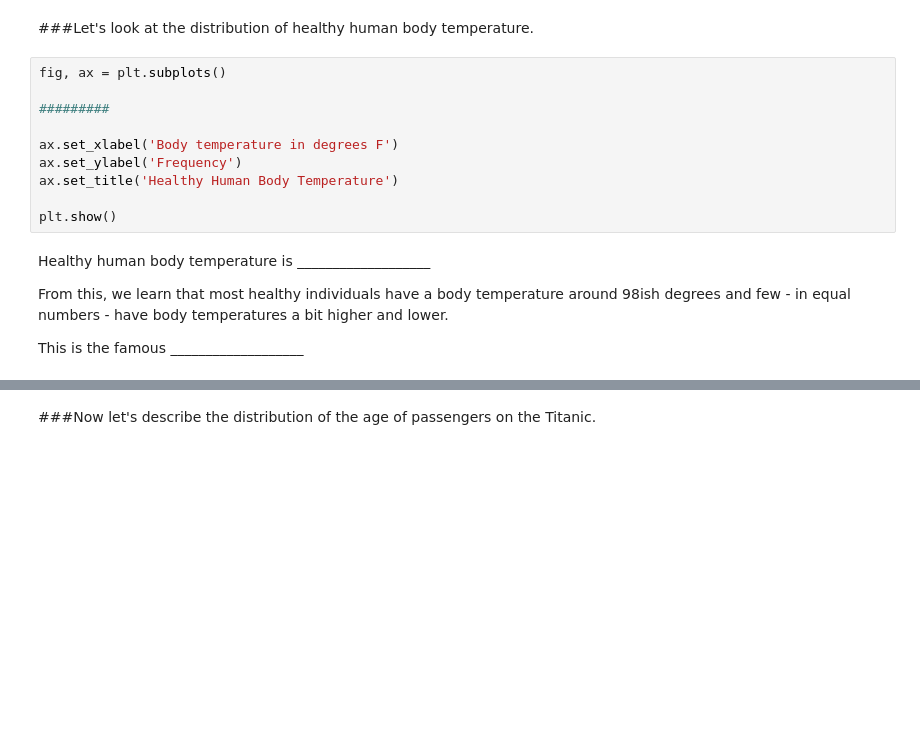
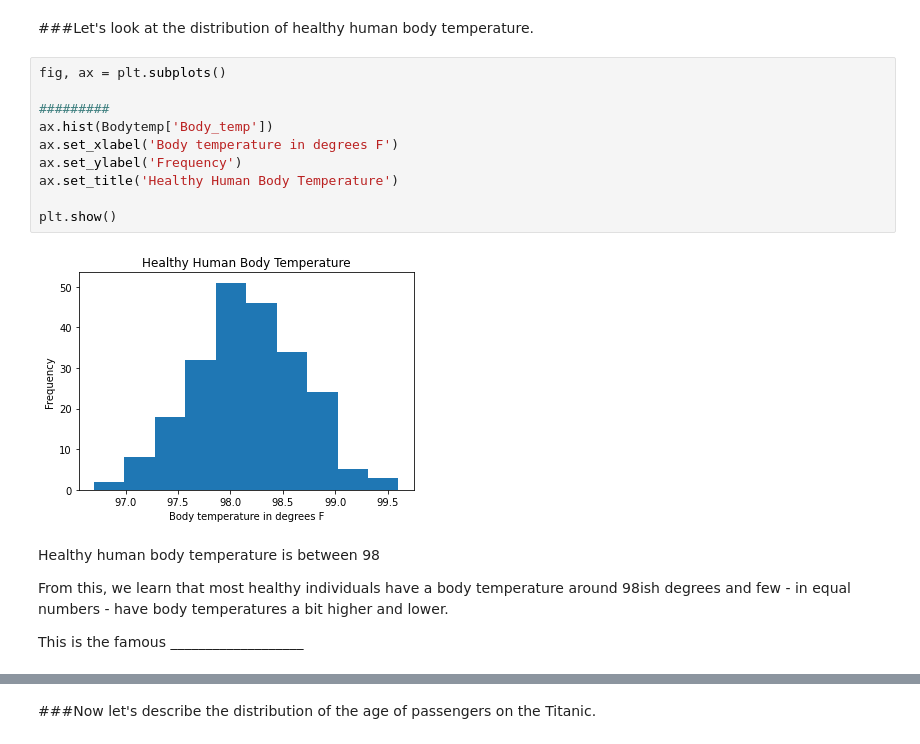
Before and after one commit to write2nk/DS-Unit-1-Sprint-1-Data-Wrangling-and-Storytelling, a Jupyter notebook: module4-make-explanatory-visualizations/LS_DS_114_Make_Explanatory_Visualizations.ipynb, the cells around one changed output, grey strips where cells are left out. Saved outputs shown, nothing was run; the diff lists cells and outputs as text; blank space fills up the shorter version.

```diff
--- a/module4-make-explanatory-visualizations/LS_DS_114_Make_Explanatory_Visualizations.ipynb
+++ b/module4-make-explanatory-visualizations/LS_DS_114_Make_Explanatory_Visualizations.ipynb
@@ -173,15 +214,17 @@ Sleep.head()
 # %%
 fig, ax = plt.subplots()
 
 #########
-
+ax.hist(Bodytemp['Body_temp'])
 ax.set_xlabel('Body temperature in degrees F')
 ax.set_ylabel('Frequency')
 ax.set_title('Healthy Human Body Temperature')
 
 plt.show()
+# %% [output]
+[figure, added]
 # %% [markdown]
-Healthy human body temperature is ___________________
+Healthy human body temperature is between 98
 
 From this, we learn that most healthy individuals have a body temperature around 98ish degrees and few - in equal numbers - have body temperatures a bit higher and lower.
 
```
Also changed, not shown: parts of 35 cells of this notebook.
